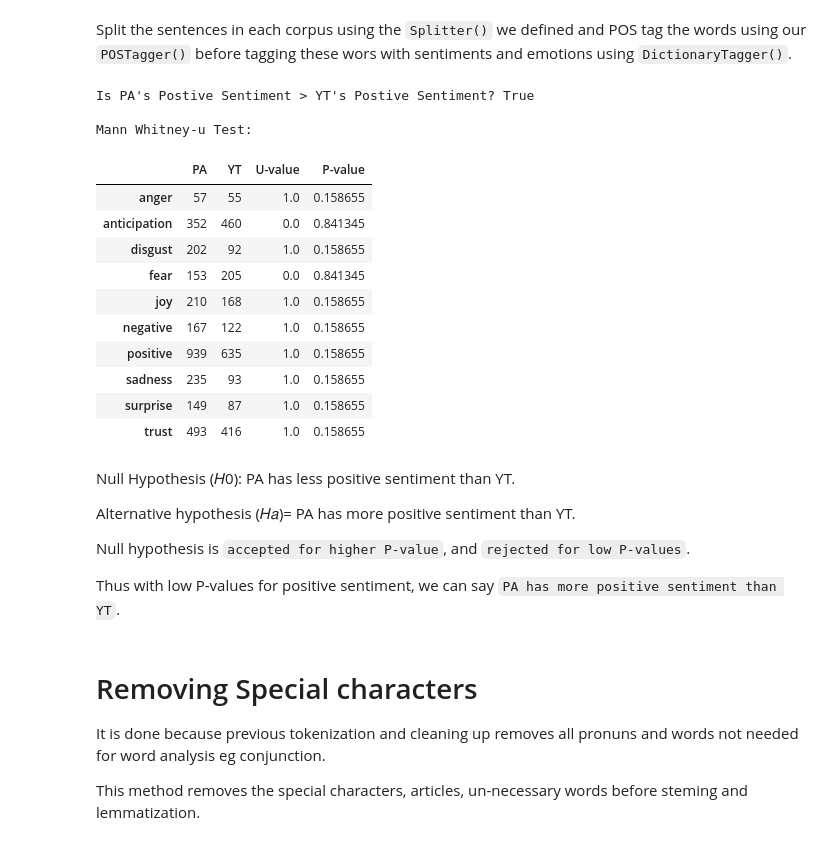
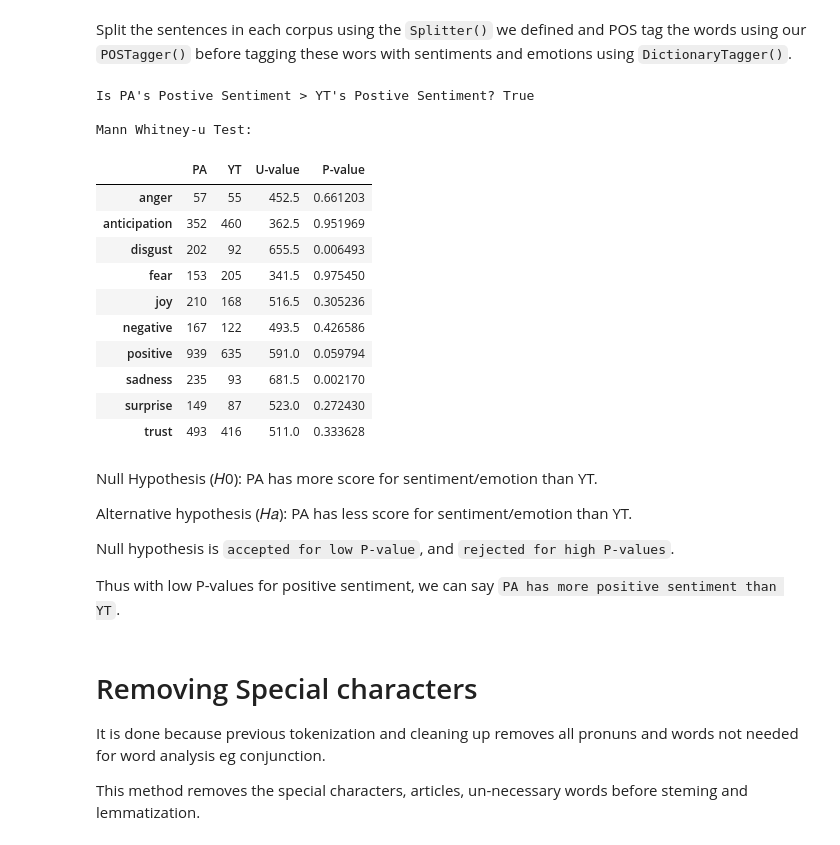
Before and after one commit to dpakpdl/NLP, a Jupyter notebook: Sentiment_analysis.ipynb, the cells around one changed output. Cells and saved outputs as stored; diff of their text form; code cells hidden in the pictures.

````diff
--- a/Sentiment_analysis.ipynb
+++ b/Sentiment_analysis.ipynb
@@ -59,9 +59,13 @@ This method groups the given text into two groups (PA and YT) and removes unnece
 def group_to_corpuses(lines_in_input):
     yt_group = list()
     pa_group = list()
+
+    pa_grouped_by_participant = dict()
+    yt_grouped_by_participant = dict()
+
     initial_group_flag = None
     regex = re.compile('^P[0-9]+$')
-
+    participant = 'P01'
     for line in lines_in_input:
         # remove empty line
         if not line.strip():
@@ -86,6 +90,7 @@ def group_to_corpuses(lines_in_input):
 
         # some line have P0, P1, (P+Number) so we use regex to find matching and remove those sentences
         if re.match(regex, line):
+            participant = line
             continue
         # some line with date and time stamp information of inverview are removed
         if line.strip().startswith('2018-11-') or line.strip().startswith('Total experiment talk time:'):
@@ -118,11 +123,17 @@ def group_to_corpuses(lines_in_input):
             continue
         elif line:
             if initial_group_flag == 'pa':
+                line_group = pa_grouped_by_participant.get(participant, [])
+                line_group.append(line)
+                pa_grouped_by_participant.update({participant: line_group})
                 pa_group.append(line)
             else:
+                line_group = yt_grouped_by_participant.get(participant, [])
+                line_group.append(line)
+                yt_grouped_by_participant.update({participant: line_group})
                 yt_group.append(line)
-    return pa_group, yt_group
-pa_group, yt_group = group_to_corpuses(lines)
+    return pa_group, yt_group, pa_grouped_by_participant, yt_grouped_by_participant
+pa_group, yt_group, pa_grouped_by_participant, yt_grouped_by_participant = group_to_corpuses(lines)
 # %% [markdown]
 # Write to each corpus file
 write the classified text to each corpus files
@@ -150,8 +161,6 @@ Tokenize each sentence into a list of words, removing punctuations and unnecessa
 def sent_to_words(sentences):
     for sentence in sentences:
         yield (gensim.utils.simple_preprocess(str(sentence), deacc=True))
-pa_sentences_group = sent_to_words(pa_group)
-yt_sentences_group = sent_to_words(yt_group)
 # %% [markdown]
 # Lemmatization
 Lemmatization convert words to its root word. This method lemmatizes the tokenized words and joins them into sentences.
@@ -168,10 +177,6 @@ def lemmatization(texts, allowed_postags=['NOUN', 'ADJ', 'VERB', 'ADV']):
         texts_out.append(" ".join(
             [token.lemma_ if token.lemma_ not in ['-PRON-'] else '' for token in doc if token.pos_ in allowed_postags]))
     return texts_out
-pa_sentences_group = lemmatization(pa_sentences_group)
-pa_sentences_group = ". ".join(pa_sentences_group)
-yt_sentences_group = lemmatization(yt_sentences_group)
-yt_sentences_group = ". ".join(yt_sentences_group)
 # %% [markdown]
 # Splitting
 Splitter class use english pickle splitter to split paragraph into list of sentences and tokenize each sentence into words using ```nltk.tokenize```
@@ -292,16 +297,16 @@ def mann_whitney_u_test(group_pa, group_yt):
     for key, yt_value in group_yt.items():
         pa_value = group_pa.get(key)
         try:
-            mw_stat, mw_p = mannwhitneyu([pa_value], [yt_value], use_continuity=False, alternative="greater")
+            mw_stat, mw_p = mannwhitneyu(pa_value, yt_value, use_continuity=False, alternative="greater")
         except ValueError:
             mw_stat = -1  # in case of ties, Mann-Whitney cannot rank, and so cannot calculate U
             mw_p = -1
         output.update({
             key: {
-                'PA': pa_value,
-                'YT': yt_value,
+                'PA': sum(pa_value),
+                'YT': sum(yt_value),
                 'U-value': mw_stat,
-                'P-value': mw_p
+                'P-value': round(mw_p, 8)
             }
         })
     return output
@@ -357,36 +397,30 @@ dict_tagged_yt_sentences = dicttagger.tag(pos_tagged_yt_sentences)
 # %%
-# calculate the emotions and sentiment score for PA corpus
-pa_sentiment = sentiment_score(dict_tagged_pa_sentences)
-
-# calculate the emotions and sentiment score for YT corpus
-yt_sentiment = sentiment_score(dict_tagged_yt_sentences)
-
-print("Is PA's Postive Sentiment > YT's Postive Sentiment? %s\n" % (pa_sentiment.get('positive') > yt_sentiment.get('positive')))
+print("Is PA's Postive Sentiment > YT's Postive Sentiment? %s\n" % (sum(pa_sentiment_full.get('positive')) > sum(yt_sentiment_full.get('positive'))))
 
 # calculate the MannWhitney-U test
-output = mann_whitney_u_test(pa_sentiment, yt_sentiment)
+output = mann_whitney_u_test(pa_sentiment_full, yt_sentiment_full)
 pd.DataFrame.from_dict({(i): output[i] for i in output.keys()}, orient='index')
 # %% [output]
 Is PA's Postive Sentiment > YT's Postive Sentiment? True
 
 Mann Whitney-u Test:
 |  | PA | YT | U-value | P-value |
-| anger | 57 | 55 | 1.0 | 0.158655 |
-| anticipation | 352 | 460 | 0.0 | 0.841345 |
-| disgust | 202 | 92 | 1.0 | 0.158655 |
-| fear | 153 | 205 | 0.0 | 0.841345 |
-| joy | 210 | 168 | 1.0 | 0.158655 |
-| negative | 167 | 122 | 1.0 | 0.158655 |
-| positive | 939 | 635 | 1.0 | 0.158655 |
-| sadness | 235 | 93 | 1.0 | 0.158655 |
-| surprise | 149 | 87 | 1.0 | 0.158655 |
-| trust | 493 | 416 | 1.0 | 0.158655 |
+| anger | 57 | 55 | 452.5 | 0.661203 |
+| anticipation | 352 | 460 | 362.5 | 0.951969 |
+| disgust | 202 | 92 | 655.5 | 0.006493 |
+| fear | 153 | 205 | 341.5 | 0.975450 |
+| joy | 210 | 168 | 516.5 | 0.305236 |
+| negative | 167 | 122 | 493.5 | 0.426586 |
+| positive | 939 | 635 | 591.0 | 0.059794 |
+| sadness | 235 | 93 | 681.5 | 0.002170 |
+| surprise | 149 | 87 | 523.0 | 0.272430 |
+| trust | 493 | 416 | 511.0 | 0.333628 |
 # %% [markdown]
-Null Hypothesis (𝐻0): PA has less positive sentiment than YT.
+Null Hypothesis (𝐻0): PA has more score for sentiment/emotion than YT.
 
-Alternative hypothesis (𝐻𝑎)= PA has more positive sentiment than YT.
+Alternative hypothesis (𝐻𝑎): PA has less score for sentiment/emotion than YT.
 
-Null hypothesis is ``accepted for higher P-value``, and ``rejected for low P-values``.
+Null hypothesis is ``accepted for low P-value``, and ``rejected for high P-values``.
 
 Thus with low P-values for positive sentiment, we can say ``PA has more positive sentiment than YT``.
 # %% [markdown]
````
Also changed, not shown: parts of 20 cells of this notebook.
